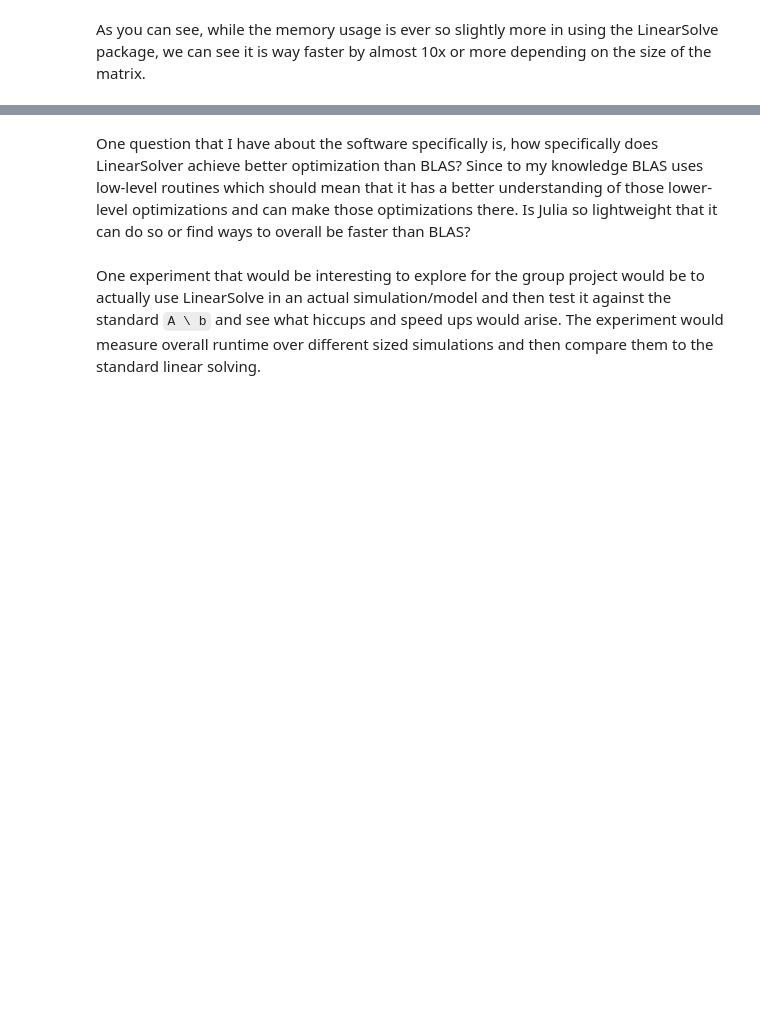
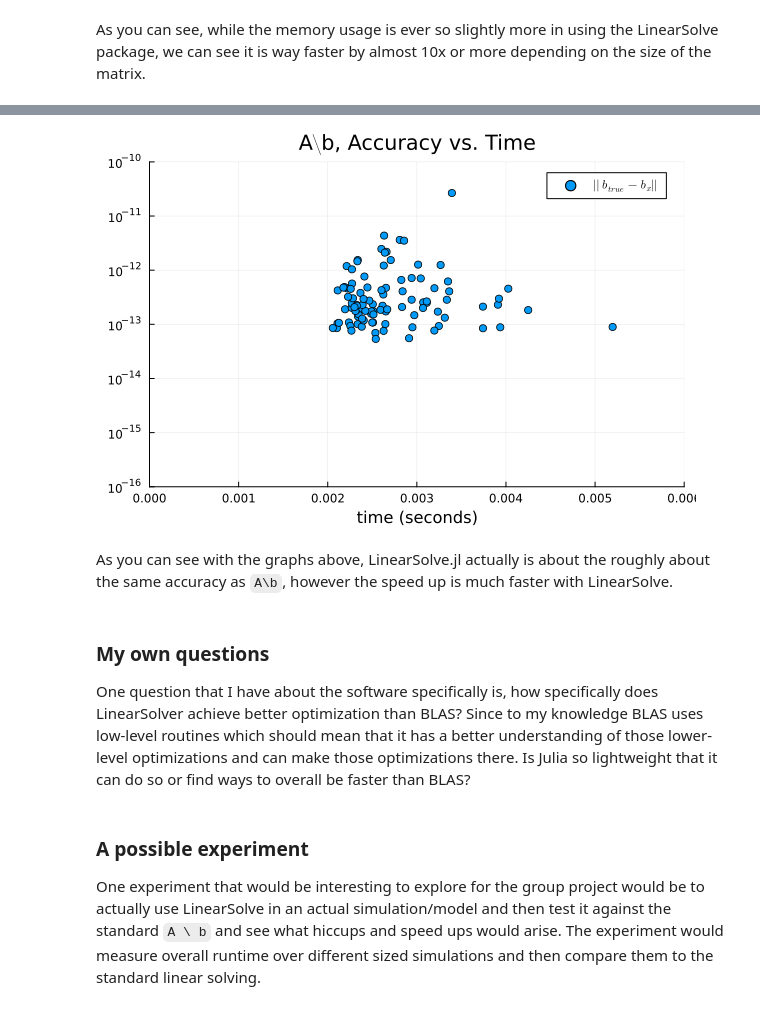
Before and after one commit to cu-numcomp/community-project-jellyboxmeow, a Jupyter notebook: pres.ipynb, the cells around one changed output, grey strips where cells are left out. Cells and saved outputs as stored; diff of their text form; code cells hidden in the pictures; blank space fills up the shorter version.

```diff
--- a/pres.ipynb
+++ b/pres.ipynb
@@ -183,4 +286,16 @@ ProfileSVG.FGConfig(Node(FlameGraphs.NodeData(ip:0x0, 0x00, 1:29)), Dict{Symbol,
+# %%
+# def = run_sim_def(sim_amt, n)
+scatter(sims[:, 3], sims[:, 4], yscale=:log10, ylims=(1e-16, 1e-10), xlims=(0, 0.006), label="\$\\vert \\vert b_{true} - b_x \\vert \\vert\$", xlabel="time (seconds)", title="A\$\\backslash\$b, Accuracy vs. Time")
+# scatter(norm_err_func(b2), yscale=:log10, ylims=(1e-17, 1e-10), xlims=(1, n+1), label="\$\\vert \\vert b_{true} - b_2 \\vert \\vert\$", xlabel="\$k\$")
+# %% [output]
+[figure, added]
+# %% [markdown]
+As you can see with the graphs above, LinearSolve.jl actually is about the roughly about the same accuracy as `A\b`, however the speed up is much faster with LinearSolve.
 # %% [markdown]
+### My own questions
+
 One question that I have about the software specifically is, how specifically does LinearSolver achieve better optimization than BLAS? Since to my knowledge BLAS uses low-level routines which should mean that it has a better understanding of those lower-level optimizations and can make those optimizations there. Is Julia so lightweight that it can do so or find ways to overall be faster than BLAS?
 # %% [markdown]
+### A possible experiment
+
 One experiment that would be interesting to explore for the group project would be to actually use LinearSolve in an actual simulation/model and then test it against the standard `A \ b` and see what hiccups and speed ups would arise. The experiment would measure overall runtime over different sized simulations and then compare them to the standard linear solving.
```
Also changed, not shown: parts of 14 cells of this notebook.
